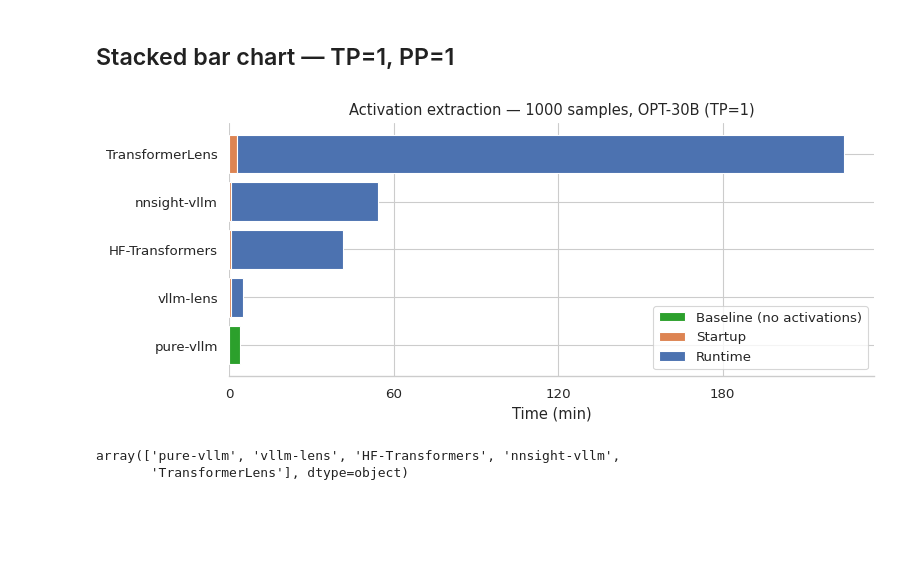
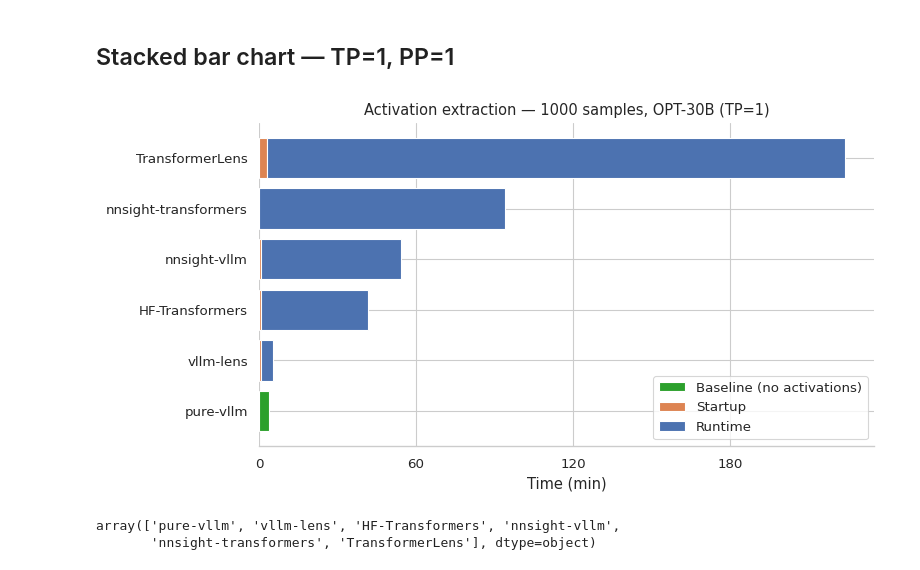
Before and after one commit to UKGovernmentBEIS/vllm-lens, a Jupyter notebook: vllm_lens/_benchmarks/results.ipynb, the cells around one changed output. Cells and saved outputs as stored; diff of their text form; code cells hidden in the pictures; blank space fills up the shorter version.

Commit message:
Add nnsight transformers version

```diff
--- a/vllm_lens/_benchmarks/results.ipynb
+++ b/vllm_lens/_benchmarks/results.ipynb
@@ -44,7 +45,7 @@ from matplotlib.ticker import MultipleLocator
 
 sns.set_theme(style="whitegrid", context="paper", font_scale=1.1)
 
-tp1 = df[(df["tensor_parallelism"] == 1) & (df["pipeline_parallelism"] == 1)].copy()
+tp1 = df[(df["tensor_parallelism"] == 1) & (df["pipeline_parallelism"] == 1)& (df["model"] == "facebook/opt-30b")].copy()
 tp1_no_vllm = tp1[tp1["lib_name"] != "pure-vllm"].sort_values(
     "run_time", ascending=True
 )
@@ -59,36 +60,36 @@ ax.barh(
     tp1_vllm["run_time"] / 60,
     label="Baseline (no activations)",
     color="#2ca02c",
 )
 ax.barh(
     tp1_no_vllm["lib_name"],
     tp1_no_vllm["startup_time"] / 60,
     label="Startup",
     color=sns.color_palette()[1],
 )
 ax.barh(
     tp1_no_vllm["lib_name"],
     tp1_no_vllm["run_time"] / 60,
     left=tp1_no_vllm["startup_time"].values / 60,
     label="Runtime",
     color=sns.color_palette()[0],
 )
 
 ax.set_yticklabels([])
 ax.set_yticks(range(len(order)))
 ax.set_yticklabels(order)
 
 ax.xaxis.set_major_locator(MultipleLocator(60))
 ax.set_xlabel("Time (min)")
 ax.set_title("Activation extraction — 1000 samples, OPT-30B (TP=1)")
 ax.legend(loc="lower right")
 sns.despine(left=True)
 plt.tight_layout()
 plt.show()
 # %% [output]
-[figure, old version]
+[figure, new version]
 # %%
 tp1["lib_name"].unique()
 # %% [output]
 array(['pure-vllm', 'vllm-lens', 'HF-Transformers', 'nnsight-vllm',
-       'TransformerLens'], dtype=object)
+       'nnsight-transformers', 'TransformerLens'], dtype=object)
```
Also changed, not shown: parts of 1 cell of this notebook, 2 other files.
